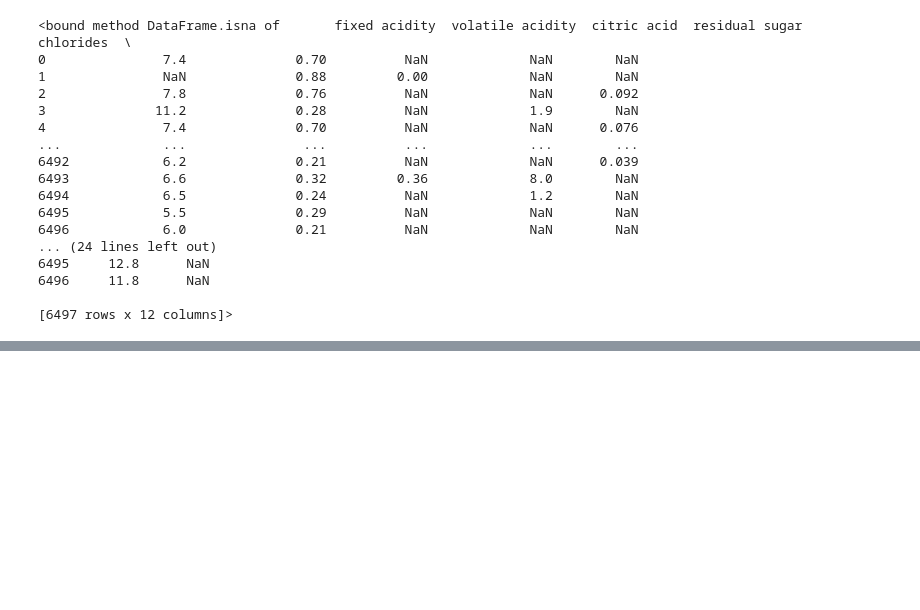
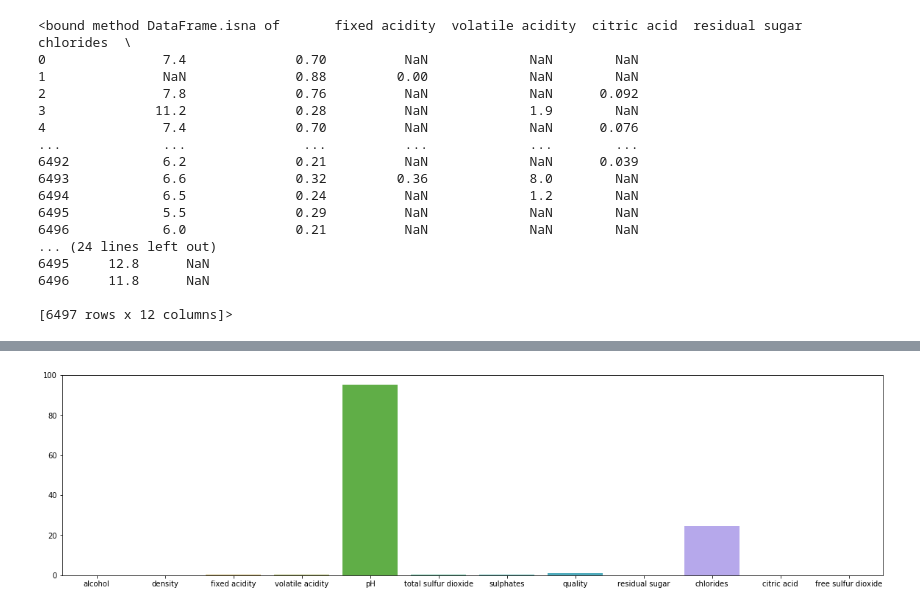
Before and after one commit to Praneethct/PredicitingMissingValues, a Jupyter notebook: wineQuality.ipynb, the cells around one changed output, grey strips where cells are left out. Cells and saved outputs as stored; diff of their text form; code cells hidden in the pictures; blank space fills up the shorter version.

```diff
--- a/wineQuality.ipynb
+++ b/wineQuality.ipynb
@@ -150,14 +151,14 @@ errors = estimate_error_mean_mode(wine , num_var = wine.columns, folds = 5, miss
 # %% [output]
 Numeric attributes imputation error :  0.36472701270986857
 # %%
-def visualizeError(errors):
+def visualizeError(errors, figsize = (20,5)):
     x = []
     y = []
 
     for k, v in errors.items():
         x.append(k)
         y.append(v)
-    plt.figure(figsize = (20, 5))
+    plt.figure(figsize = figsize)
     sns.barplot(x=x, y=y)
     plt.show()
 # %%
@@ -173,7 +174,7 @@ def get_filled_columns(data):
 def get_least_missing_column(data):
     curr_missing = data.isna().sum()
     missing = curr_missing[curr_missing != 0]
-    return (missing.sort_values().index[0])
+    return (missing.sort_values().index[0]) if not missing.empty else None
 # %%
 def kFold(input_data, k = 10):
     temp = list(range(input_data.shape[0]))
@@ -300,0 +317,4 @@ wine_copy.isna
+# %%
+visualizeError(num_error, (20,5))
+# %% [output]
+[figure, added]
```
Also changed, not shown: parts of 10 cells of this notebook.
